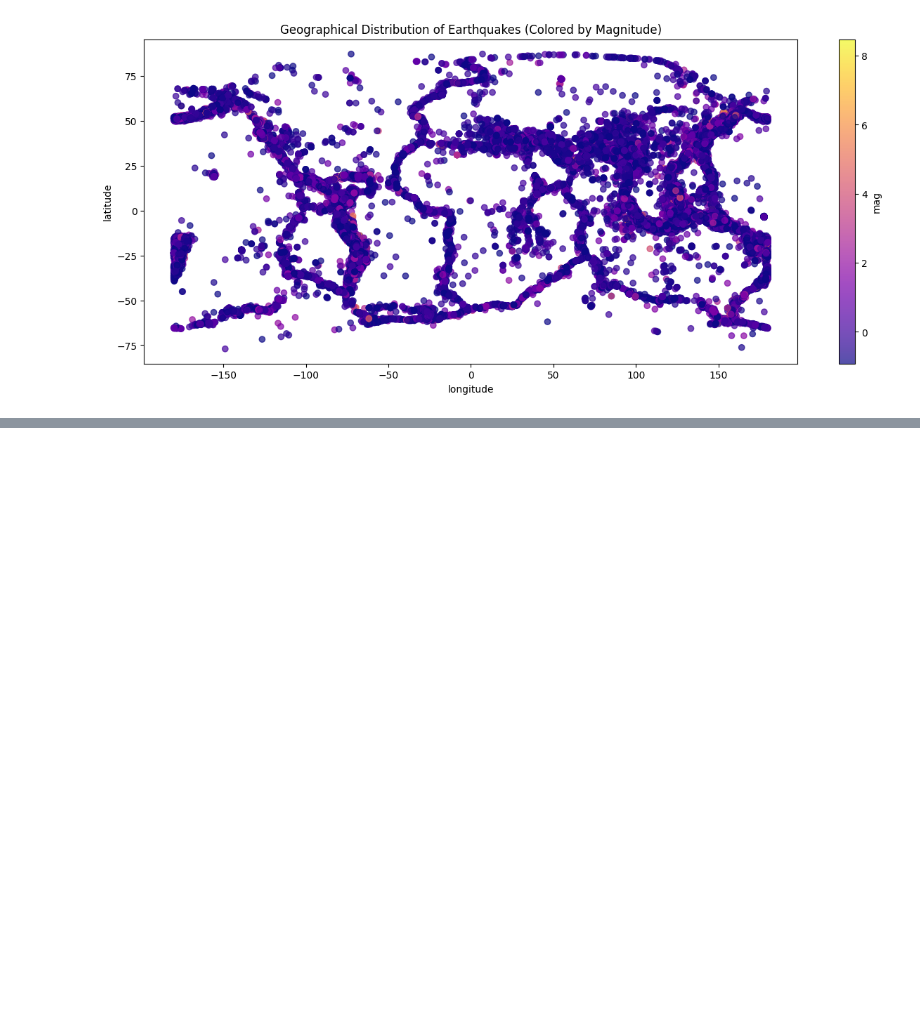
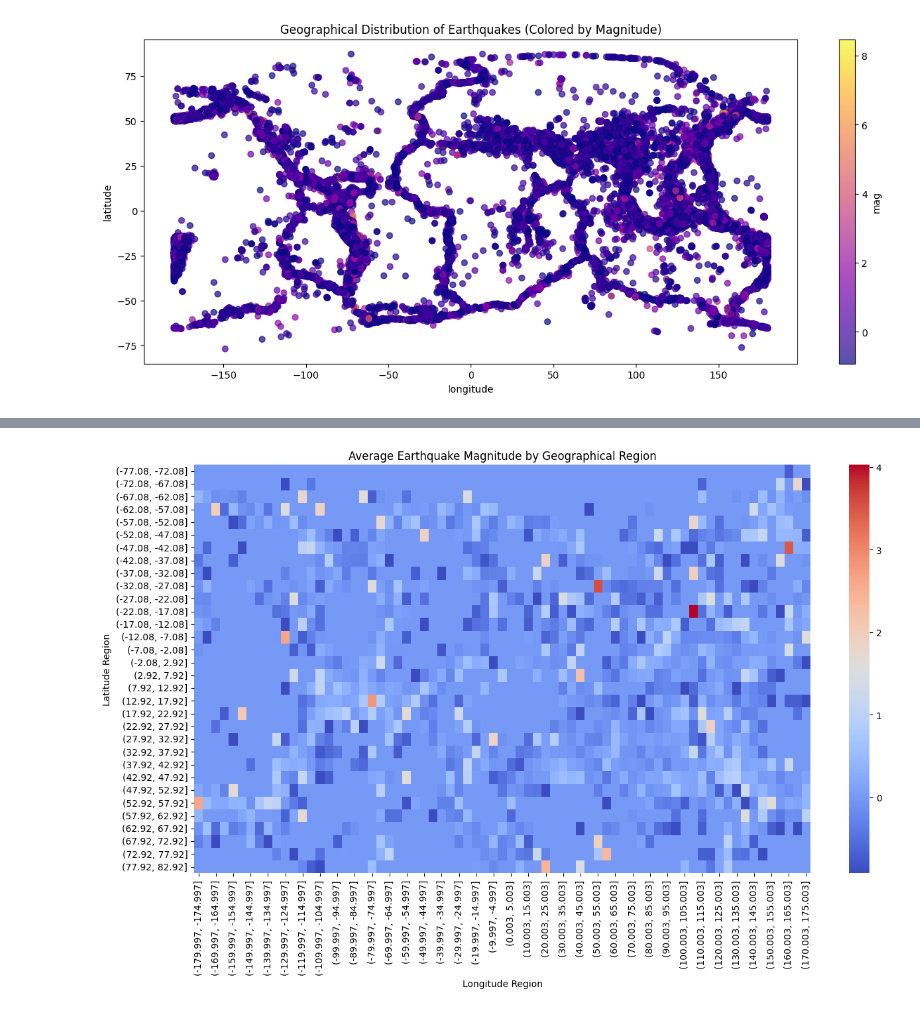
Before and after one commit to ImpactsenseAI-Intern-Project-OCT25/impactsenseAI-Infosys-Intern-project, a Jupyter notebook: milestone_2/week_3/Day_14/Assignment_2.ipynb, the cells around one changed output, grey strips where cells are left out. Cells and saved outputs as stored; diff of their text form; code cells hidden in the pictures; blank space fills up the shorter version.

```diff
--- a/milestone_2/week_3/Day_14/Assignment_2.ipynb
+++ b/milestone_2/week_3/Day_14/Assignment_2.ipynb
@@ -203,0 +319,15 @@ plt.show()
+# %%
+#  Visualize Average Magnitude by Region
+
+pivot_mag = region_summary.pivot_table(
+    index='Lat_Bin', columns='Lon_Bin', values='Mean_Magnitude', fill_value=0
+)
+
+plt.figure(figsize=(15, 8))
+sns.heatmap(pivot_mag, cmap='coolwarm')
+plt.title('Average Earthquake Magnitude by Geographical Region')
+plt.xlabel('Longitude Region')
+plt.ylabel('Latitude Region')
+plt.show()
+# %% [output]
+[figure, added]
```
Also changed, not shown: parts of 11 cells of this notebook.
